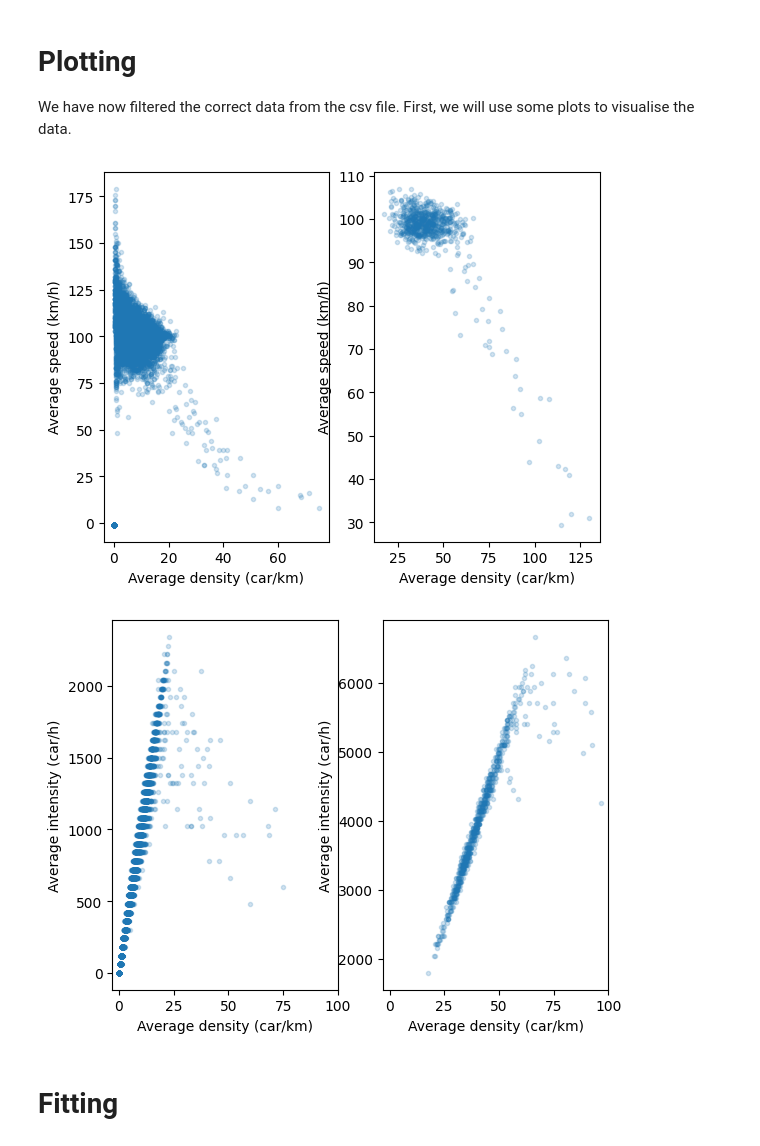
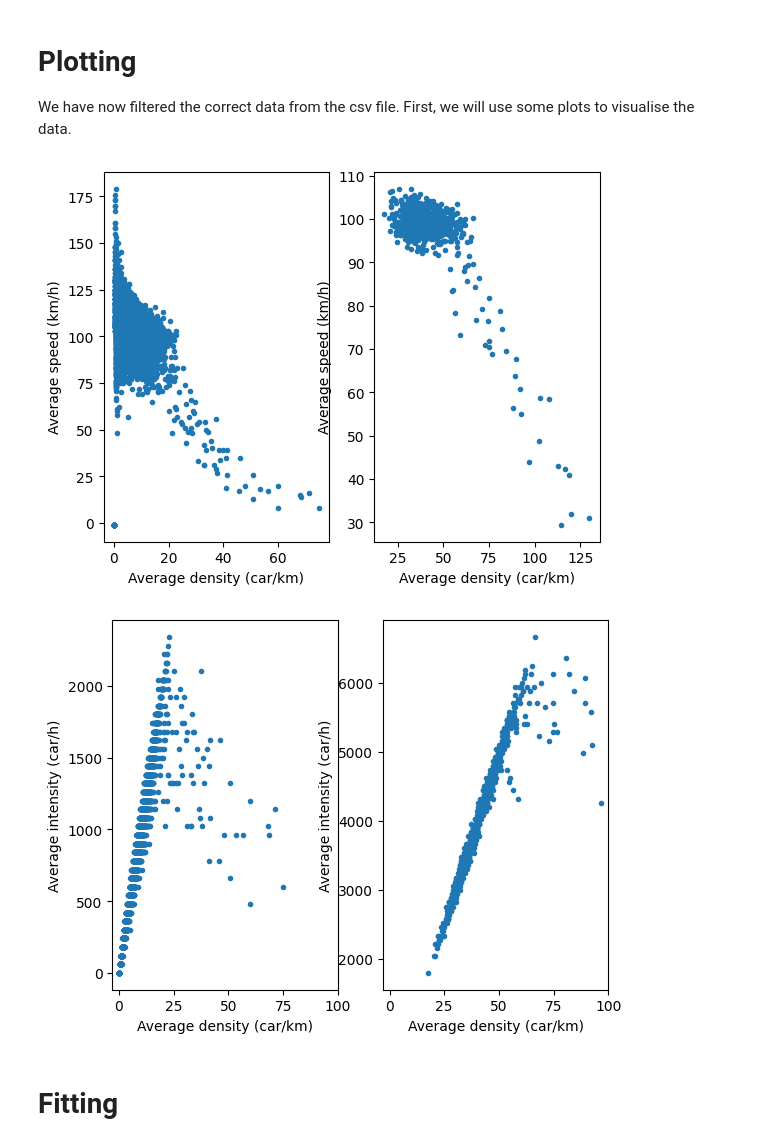
Before and after one commit to vossemeijssen/macroscopic_traffic_model, a Jupyter notebook: Fitting_speed_and_intensity.ipynb, the cells around one changed output. Saved outputs shown, nothing was run; the diff lists cells and outputs as text; code cells hidden in the pictures.

```diff
--- a/Fitting_speed_and_intensity.ipynb
+++ b/Fitting_speed_and_intensity.ipynb
@@ -61,19 +60,19 @@ lin_regressor2 = LinearRegression()
 lin_regressor2.fit(X2, Y2)
 Y2_pred = lin_regressor2.predict(X2)
 # %%
-a = 0.2
+a = 1
 fig, (ax1, ax2) = plt.subplots(1, 2)
 ax1.plot(file1_1_location["gem_dichtheid"], file1_1_location["gem_snelheid"], '.', alpha=a)
 ax2.plot(filtered["gem_dichtheid"], filtered["gem_snelheid"], '.', alpha=a)
 # ax2.plot(X2, Y2_pred)
 for ax in [ax1, ax2]:
     ax.set_xlabel("Average density (car/km)")
     ax.set_ylabel("Average speed (km/h)")
 plt.show()
 # %% [output]
-[figure, old version]
+[figure, new version]
 # %%
-a = 0.2
+a = 1
 fig, (ax1, ax2) = plt.subplots(1, 2)
 ax1.plot(file1_1_location["gem_dichtheid"], file1_1_location["gem_intensiteit"], '.', alpha=a)
 ax2.plot(filtered["gem_dichtheid"], filtered["gem_intensiteit"], '.', alpha=a)
@@ -84,7 +83,7 @@ for ax in [ax1, ax2]:
     ax.set_ylabel("Average intensity (car/h)")
 plt.show()
 # %% [output]
-[figure, old version]
+[figure, new version]
 # %% [markdown]
 # Fitting
 # %%
```
Also changed, not shown: parts of 3 cells of this notebook, 1 other file.
